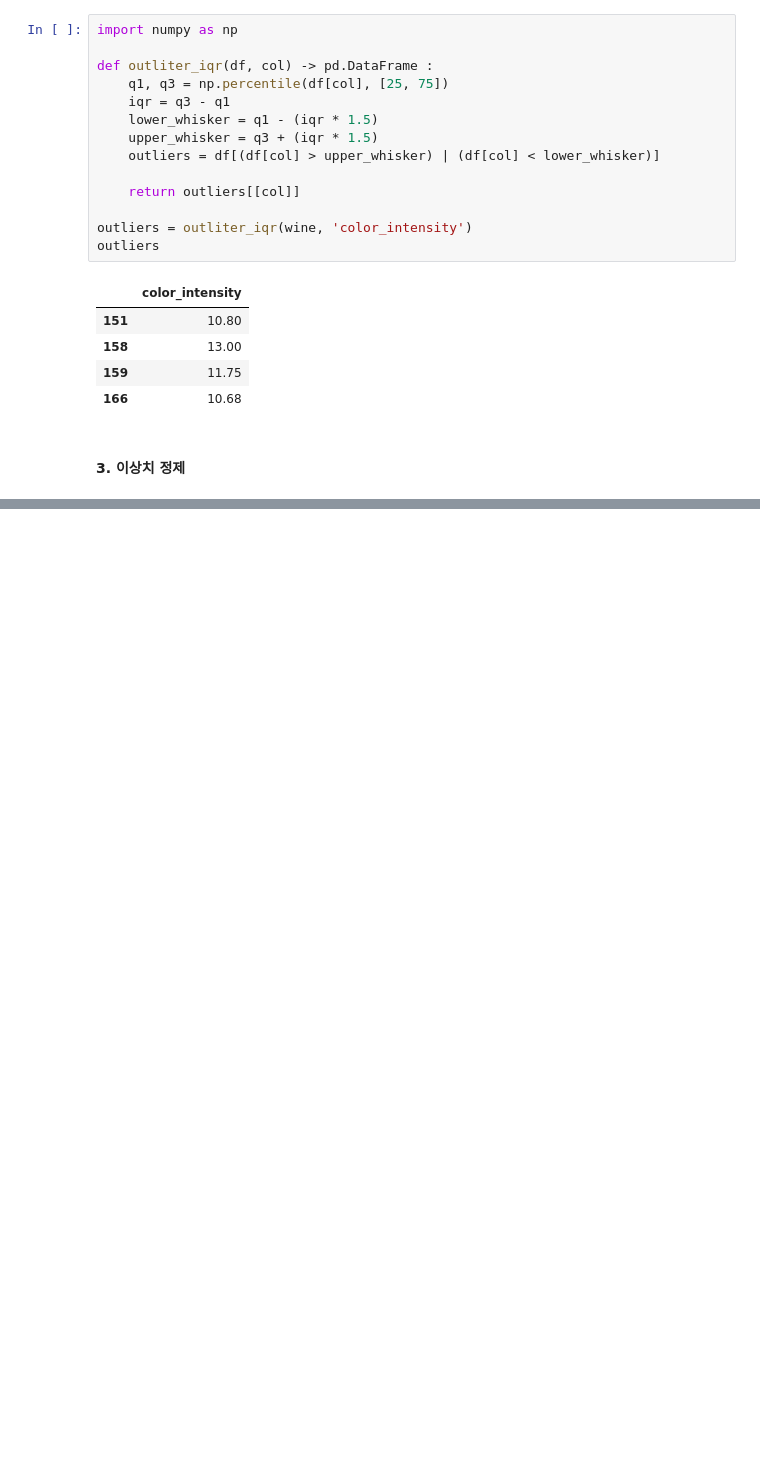
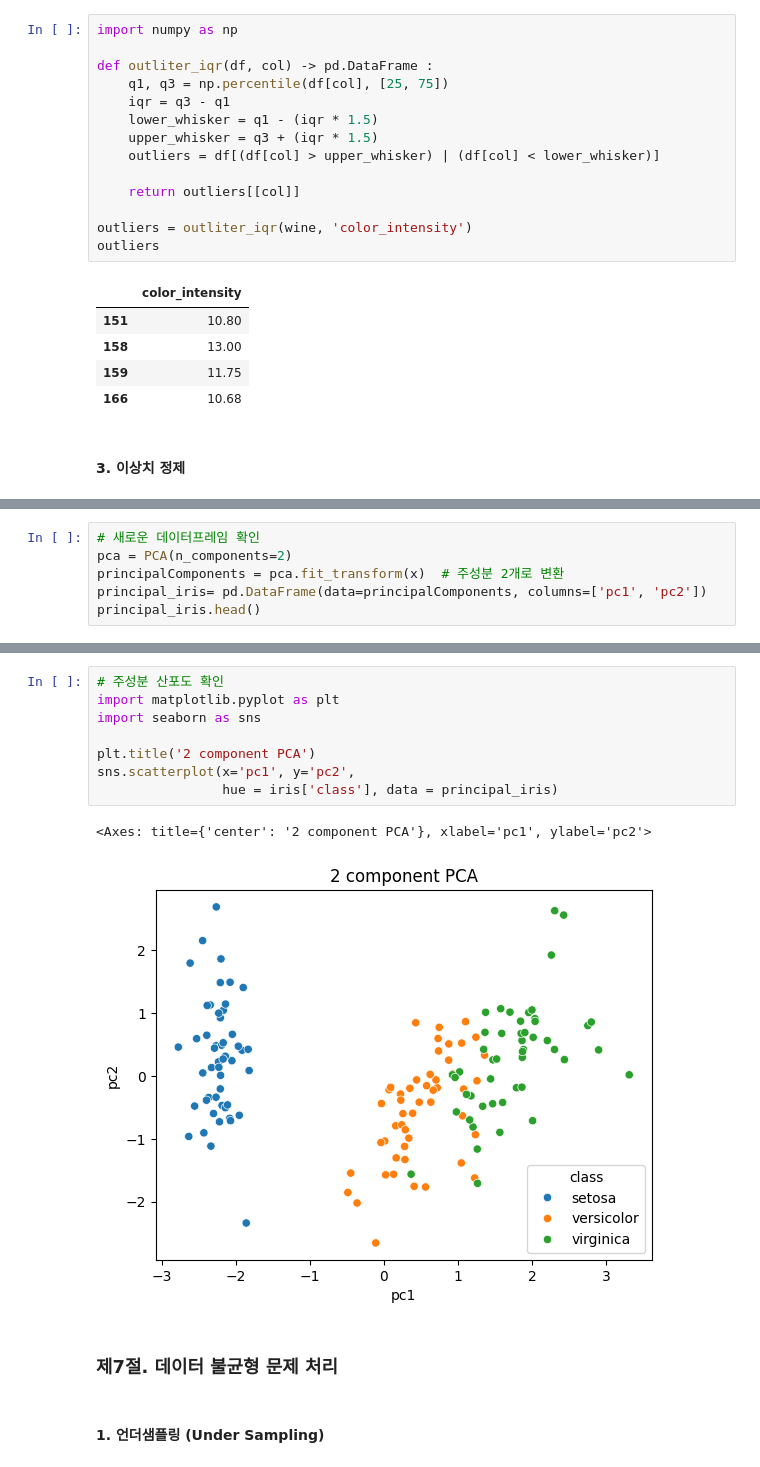
Before and after one commit to Soy-code/ADP, a Jupyter notebook: chapter4. 데이터 전처리.ipynb, the cells around one changed output, grey strips where cells are left out. Saved outputs shown, nothing was run; the diff lists cells and outputs as text; blank space fills up the shorter version.

```diff
--- a/chapter4. 데이터 전처리.ipynb
+++ b/chapter4. 데이터 전처리.ipynb
@@ -54,0 +316,6 @@ Index([151, 158, 159, 166], dtype='int64')
+# %%
+# 새로운 데이터프레임 확인
+pca = PCA(n_components=2)
+principalComponents = pca.fit_transform(x)  # 주성분 2개로 변환
+principal_iris= pd.DataFrame(data=principalComponents, columns=['pc1', 'pc2'])
+principal_iris.head()
@@ -54,0 +329,15 @@ Index([151, 158, 159, 166], dtype='int64')
+# %%
+# 주성분 산포도 확인
+import matplotlib.pyplot as plt
+import seaborn as sns
+
+plt.title('2 component PCA')
+sns.scatterplot(x='pc1', y='pc2',
+                hue = iris['class'], data = principal_iris)
+# %% [output]
+<Axes: title={'center': '2 component PCA'}, xlabel='pc1', ylabel='pc2'>
+[figure, added]
+# %% [markdown]
+### 제7절. 데이터 불균형 문제 처리
+# %% [markdown]
+#### 1. 언더샘플링 (Under Sampling)
```
Also changed, not shown: parts of 27 cells of this notebook.
